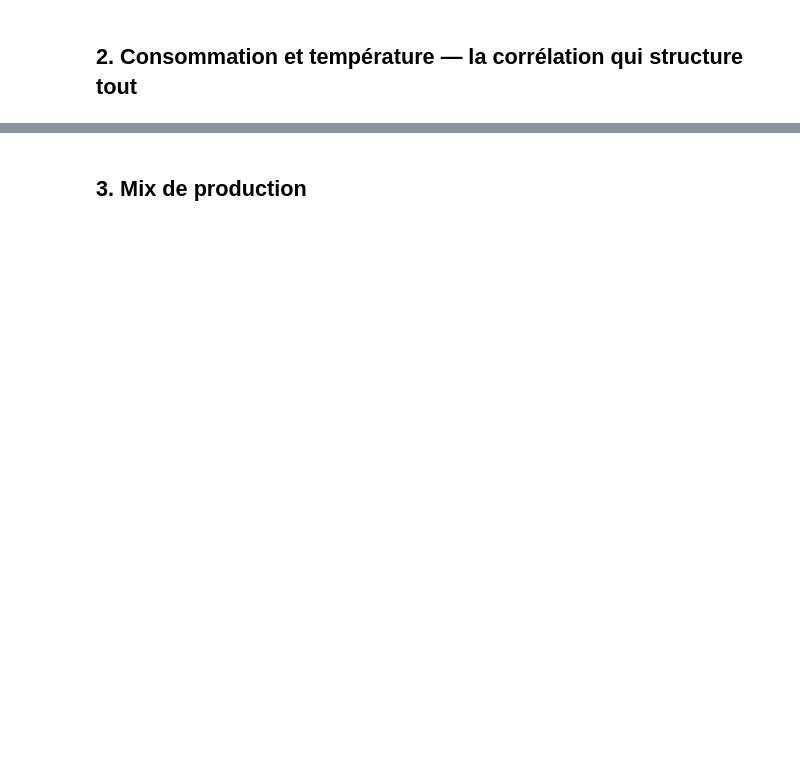
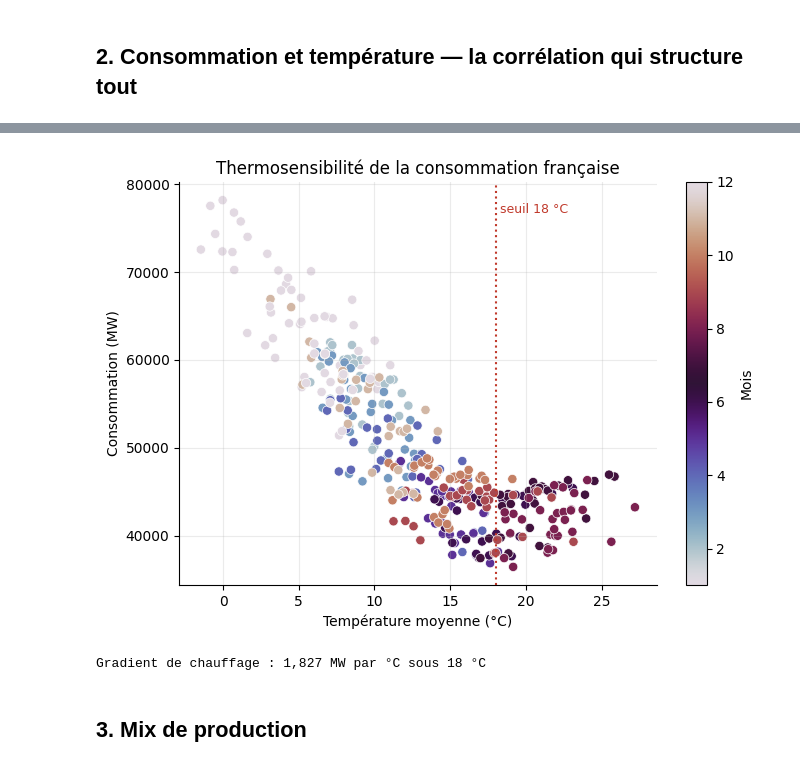
Before and after one commit to Cloxylol/datalake-energie-RTE, a Jupyter notebook: notebooks/insights.ipynb, the cells around one changed output, grey strips where cells are left out. Saved outputs shown, nothing was run; the diff lists cells and outputs as text; code cells hidden in the pictures; blank space fills up the shorter version.

```diff
--- a/notebooks/insights.ipynb
+++ b/notebooks/insights.ipynb
@@ -13,5 +81,23 @@ fig, ax1 = plt.subplots()ax1.plot(kpi.date_local, kpi.consumption_avg_mw, color=
 # %%
-# La relation est en V : chauffage à gauche, climatisation à droite.fig, ax = plt.subplots(figsize=(7,5))sc = ax.scatter(kpi.temperature_avg_c, kpi.consumption_avg_mw,                c=kpi.date_local.map(lambda d: d.month), cmap="twilight",                s=45, edgecolor="white", lw=.5)ax.axvline(18, color=ROUGE, ls=":", lw=1.5)ax.text(18.3, ax.get_ylim()[1]*.97, "seuil 18 °C", color=ROUGE, va="top", fontsize=9)ax.set_xlabel("Température moyenne (°C)"); ax.set_ylabel("Consommation (MW)")ax.set_title("Thermosensibilité de la consommation française")plt.colorbar(sc, label="Mois"); plt.tight_layout(); plt.show()# Pente de chauffage : MW gagnés par degré perdu sous 18 °Cfroid = kpi[kpi.temperature_avg_c < 18]if len(froid) > 5:    p = np.polyfit(froid.temperature_avg_c, froid.consumption_avg_mw, 1)    print(f"Gradient de chauffage : {-p[0]:,.0f} MW par °C sous 18 °C")
+# La relation est en V : chauffage à gauche, climatisation à droite.
+fig, ax = plt.subplots(figsize=(7,5))
+sc = ax.scatter(kpi.temperature_avg_c, kpi.consumption_avg_mw,
+                c=kpi.date_local.map(lambda d: d.month), cmap="twilight",
+                s=45, edgecolor="white", lw=.5)
+ax.axvline(18, color=ROUGE, ls=":", lw=1.5)
+ax.text(18.3, ax.get_ylim()[1]*.97, "seuil 18 °C", color=ROUGE, va="top", fontsize=9)
+ax.set_xlabel("Température moyenne (°C)"); ax.set_ylabel("Consommation (MW)")
+ax.set_title("Thermosensibilité de la consommation française")
+plt.colorbar(sc, label="Mois"); plt.tight_layout(); plt.show()
+
+# Pente de chauffage : MW gagnés par degré perdu sous 18 °C
+froid = kpi[kpi.temperature_avg_c < 18]
+if len(froid) > 5:
+    p = np.polyfit(froid.temperature_avg_c, froid.consumption_avg_mw, 1)
+    print(f"Gradient de chauffage : {-p[0]:,.0f} MW par °C sous 18 °C")
+# %% [output]
+[figure, added]
+Gradient de chauffage : 1,827 MW par °C sous 18 °C
 # %% [markdown]
 ## 3. Mix de production
 # %%
```
Also changed, not shown: parts of 8 cells of this notebook, 1 other file.
